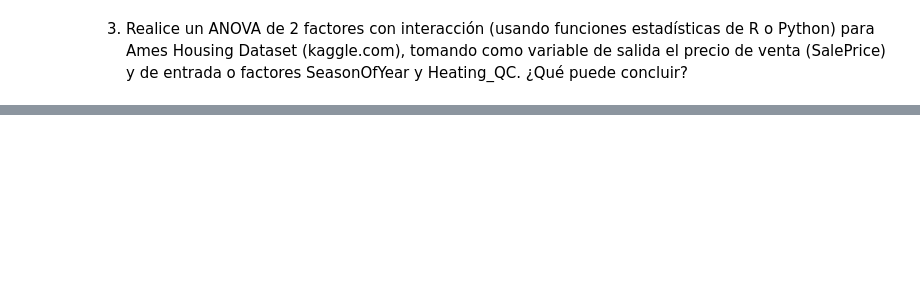
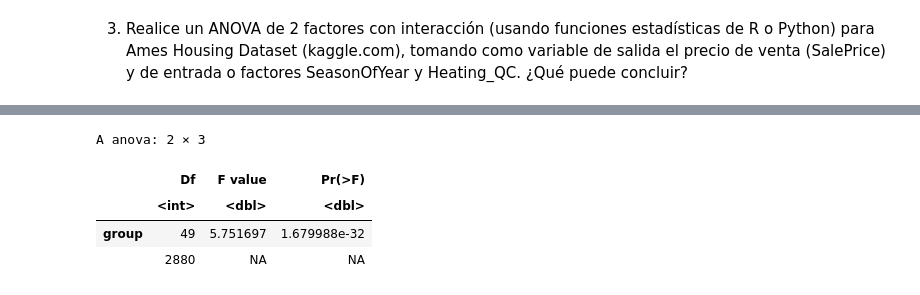
Before and after one commit to SandovalAguilar/estadistica, a Jupyter notebook: cuarto_parcial/cuarto_parcial.ipynb, the cells around one changed output, grey strips where cells are left out. Cells and saved outputs as stored; diff of their text form; code cells hidden in the pictures; blank space fills up the shorter version.

```diff
--- a/cuarto_parcial/cuarto_parcial.ipynb
+++ b/cuarto_parcial/cuarto_parcial.ipynb
@@ -160,0 +179,9 @@ Kruskal-Wallis chi-squared = 1.5338, df = 2, p-value = 0.4645
+# %%
+# Prueba de Levene
+leveneTest(SalePrice ~ interaction(Mo_Sold, Heating_QC), data = data_3)
+# %% [output]
+A anova: 2 × 3
+|  | Df | F value | Pr(>F) |
+|  | <int> | <dbl> | <dbl> |
+| group | 49 | 5.751697 | 1.679988e-32 |
+|  | 2880 | NA | NA |
```
Also changed, not shown: parts of 13 cells of this notebook, 2 other files.
